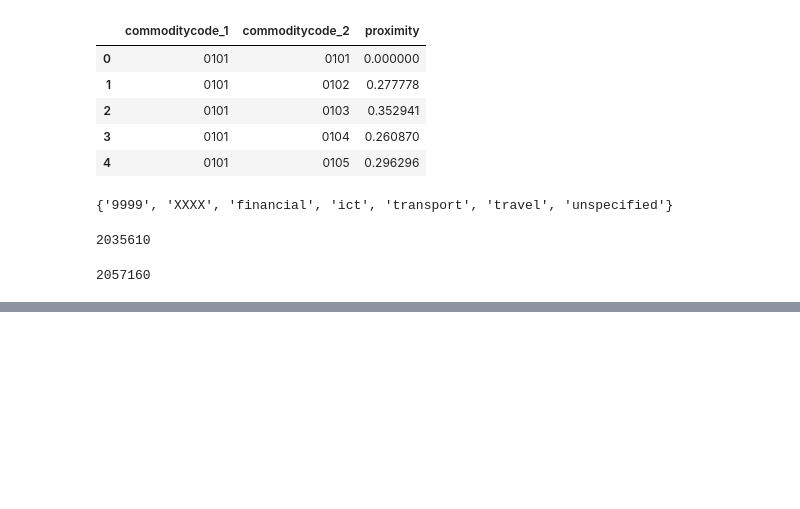
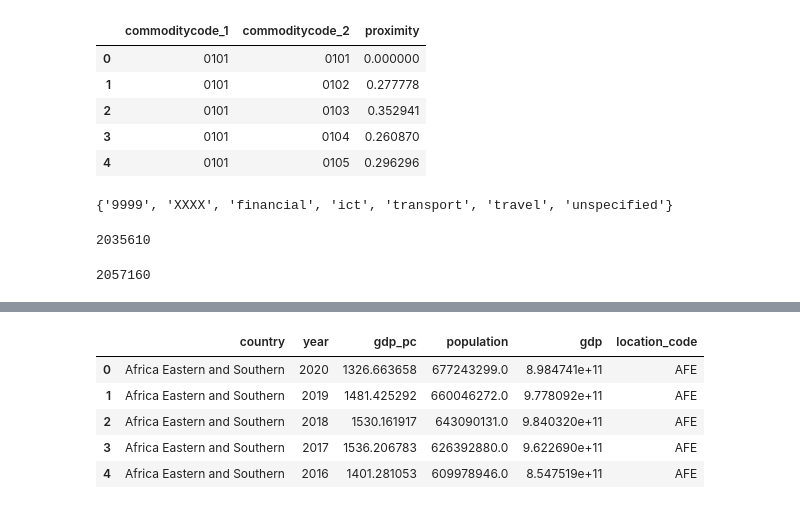
Before and after one commit to shreyasgm/gl_complexity_review, a Jupyter notebook: proj/review_session_complexity_part2.ipynb, the cells around one changed output, grey strips where cells are left out. Drawn from its saved outputs; the diff is of its cells as text; code cells hidden in the pictures; blank space fills up the shorter version.

```diff
--- a/proj/review_session_complexity_part2.ipynb
+++ b/proj/review_session_complexity_part2.ipynb
@@ -144,0 +175,27 @@ trade_complexity.head()
+# %%
+# Get WDI data
+wdi = wbdata.get_dataframe(
+    indicators={
+        "NY.GDP.PCAP.CD": "gdp_pc",
+        "SP.POP.TOTL": "population",
+        "NY.GDP.MKTP.CD": "gdp",
+    },
+    country="all",
+    data_date=(pd.to_datetime(str(start_year)), pd.to_datetime("2020")),
+    convert_date=True,
+).reset_index()
+# Add country iso
+countries = pd.DataFrame(wbdata.get_country())[["id", "name"]].rename(
+    columns={"id": "location_code", "name": "country"}
+)
+wdi = wdi.merge(countries, on="country").rename(columns={"date": "year"})
+# Convert year to int
+wdi["year"] = wdi["year"].dt.year
+wdi.head()
+# %% [output]
+|  | country | year | gdp_pc | population | gdp | location_code |
+| 0 | Africa Eastern and Southern | 2020 | 1326.663658 | 677243299.0 | 8.984741e+11 | AFE |
+| 1 | Africa Eastern and Southern | 2019 | 1481.425292 | 660046272.0 | 9.778092e+11 | AFE |
+| 2 | Africa Eastern and Southern | 2018 | 1530.161917 | 643090131.0 | 9.840320e+11 | AFE |
+| 3 | Africa Eastern and Southern | 2017 | 1536.206783 | 626392880.0 | 9.622690e+11 | AFE |
+| 4 | Africa Eastern and Southern | 2016 | 1401.281053 | 609978946.0 | 8.547519e+11 | AFE |
```
Also changed, not shown: parts of 21 cells of this notebook, 1 other file.
